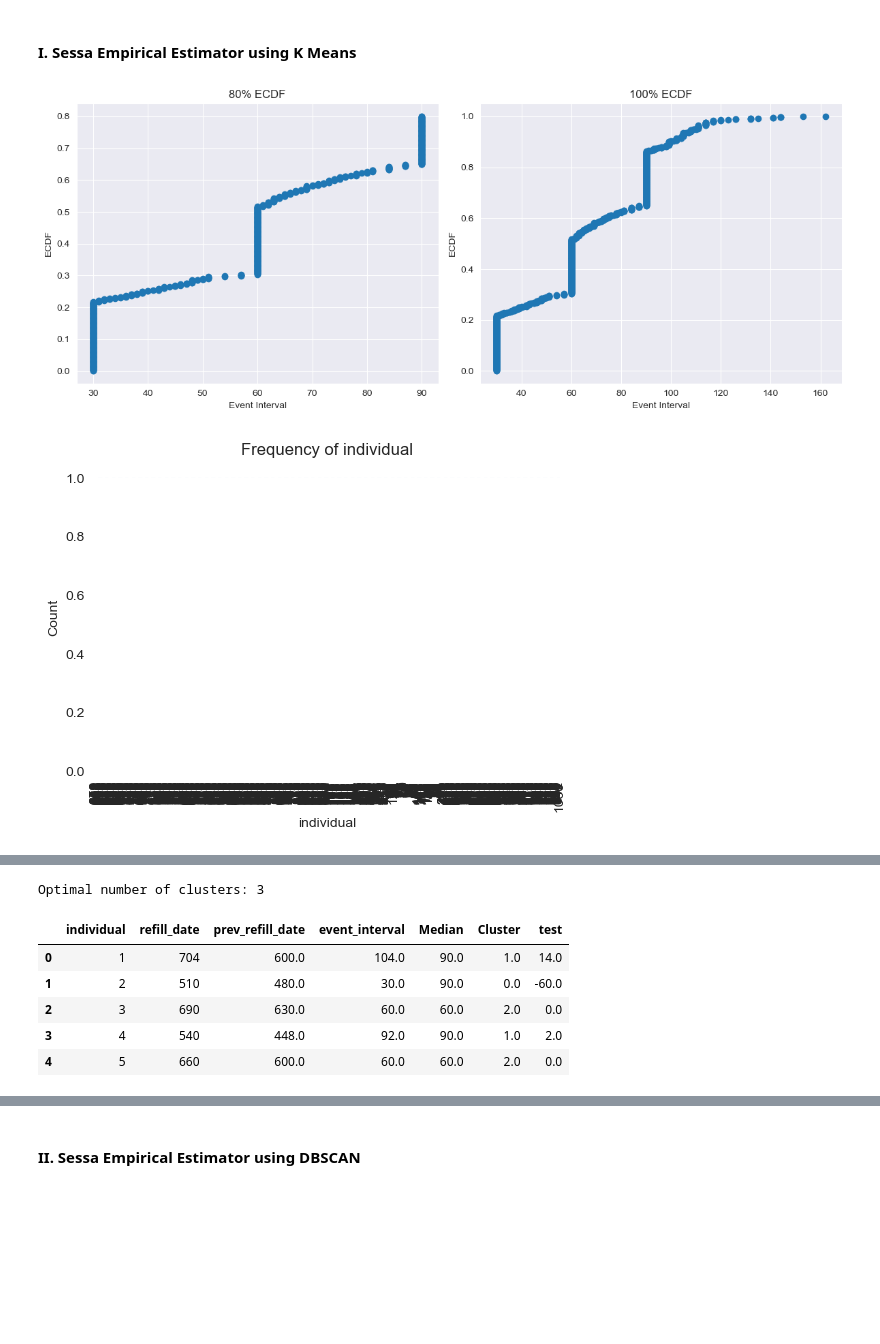
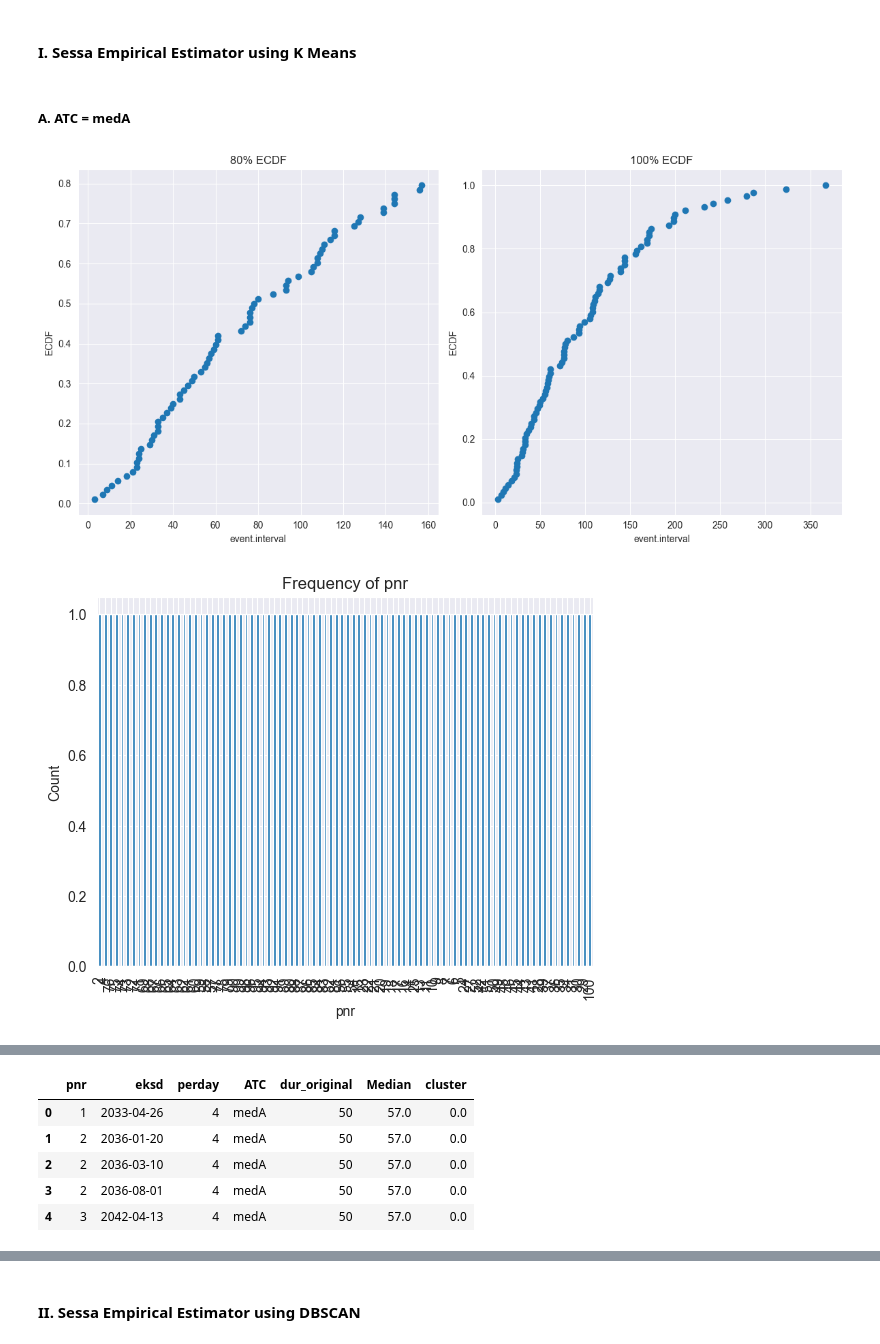
Before and after one commit to zeusschoolacc/SEE_PY, a Jupyter notebook: src/main.ipynb, the cells around one changed output, grey strips where cells are left out. Cells and saved outputs as stored; diff of their text form; code cells hidden in the pictures; blank space fills up the shorter version.

Commit message:
feat: updated notebook to match med.events

```diff
--- a/src/main.ipynb
+++ b/src/main.ipynb
@@ -30,8 +30,8 @@ from sklearn.metrics import silhouette_score
 # %% [markdown]
 ### Import dataset
 # %%
-# Simulated data is based on: https://www.frontiersin.org/journals/pharmacology/articles/10.3389/fphar.2019.00383/full
-simulated_df = pd.read_csv('../data/simulated_data.csv')
+# Simulated data is based from med.events
+simulated_df = pd.read_csv('../data/med_events.csv')
 
 simulated_df.tail()
 # %% [output]
@@ -43,0 +46,6 @@ simulated_df.tail()
+# %%
+cols = ["pnr", "eksd", "perday", "ATC", "dur_original"]
+
+simulated_df.columns = cols
+
+simulated_df.head()
@@ -43,0 +62,4 @@ simulated_df.tail()
+# %%
+simulated_df['eksd'] = pd.to_datetime(simulated_df['eksd'])
+
+simulated_df.head()
@@ -545,10 +532,12 @@ def see_assumption(data):
 ### Simulate
 # %% [markdown]
 #### I. Sessa Empirical Estimator using K Means
+# %% [markdown]
+##### A. ATC = medA
 # %%
-see_kmc_df = See_KMeans(simulated_df)
+medA_see_kmc = See_KMeans('medA', simulated_df)
 
-see_kmc_df.head()
+medA_see_kmc.head()
 # %% [output]
-[figure, old version]
+[figure, new version]
-[figure, old version]
+[figure, new version]
@@ -556,7 +545,6 @@ see_kmc_df.head()
-Optimal number of clusters: 3
-|  | individual | refill_date | prev_refill_date | event_interval | Median | Cluster | test |
-| 0 | 1 | 704 | 600.0 | 104.0 | 90.0 | 1.0 | 14.0 |
-| 1 | 2 | 510 | 480.0 | 30.0 | 90.0 | 0.0 | -60.0 |
-| 2 | 3 | 690 | 630.0 | 60.0 | 60.0 | 2.0 | 0.0 |
-| 3 | 4 | 540 | 448.0 | 92.0 | 90.0 | 1.0 | 2.0 |
-| 4 | 5 | 660 | 600.0 | 60.0 | 60.0 | 2.0 | 0.0 |
+|  | pnr | eksd | perday | ATC | dur_original | Median | cluster |
+| 0 | 1 | 2033-04-26 | 4 | medA | 50 | 57.0 | 0.0 |
+| 1 | 2 | 2036-01-20 | 4 | medA | 50 | 57.0 | 0.0 |
+| 2 | 2 | 2036-03-10 | 4 | medA | 50 | 57.0 | 0.0 |
+| 3 | 2 | 2036-08-01 | 4 | medA | 50 | 57.0 | 0.0 |
+| 4 | 3 | 2042-04-13 | 4 | medA | 50 | 57.0 | 0.0 |
```
Also changed, not shown: parts of 53 cells of this notebook, 6 other files.
